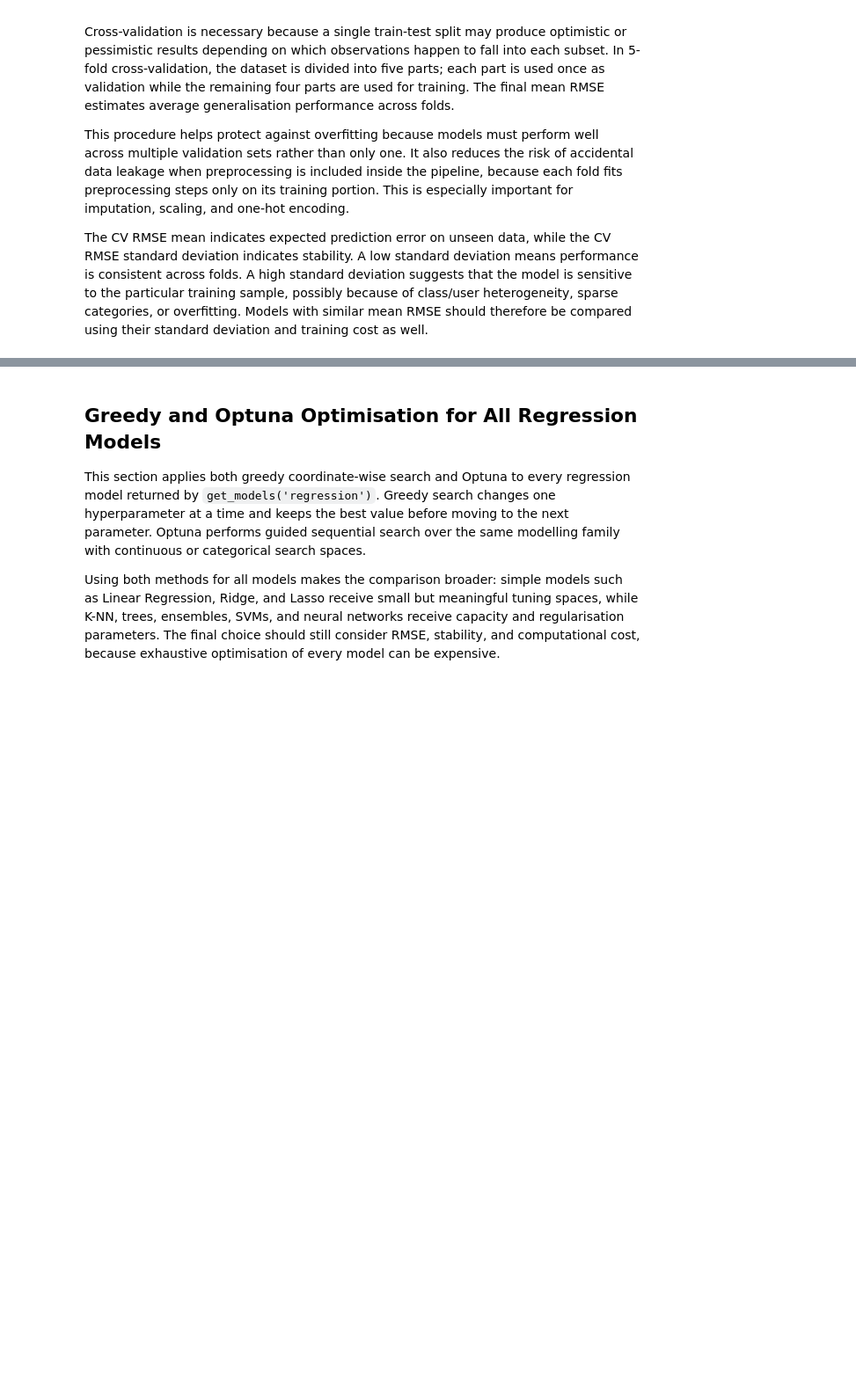
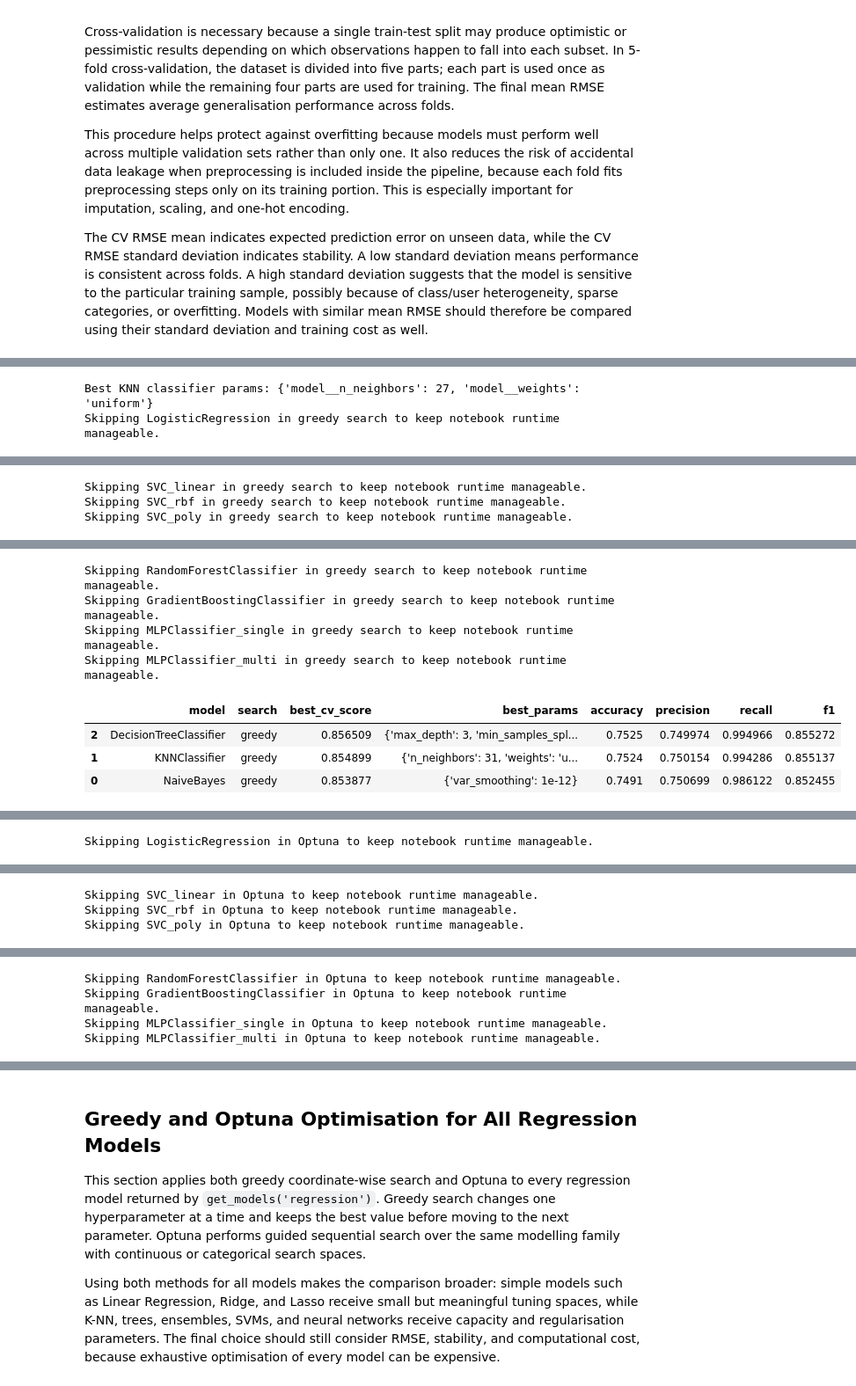
Before and after one commit to JoaoPacheco04/Project_Group_8, a Jupyter notebook: notebooks/05_cross_opt.ipynb, the cells around one changed output, grey strips where cells are left out. Shown at 88% size. Cells and saved outputs as stored; diff of their text form; code cells hidden in the pictures; blank space fills up the shorter version.

```diff
--- a/notebooks/05_cross_opt.ipynb
+++ b/notebooks/05_cross_opt.ipynb
@@ -42,13 +42,10 @@ from src.train import evaluate_model
 
 SKIP_OPTIMIZATION = ['SVC_linear', 'SVC_rbf', 'SVC_poly', 'MLPClassifier_single', 'MLPClassifier_multi']
 OPTIMIZATION_REGRESSION_MODELS = [
-    'LinearRegression', 'Ridge', 'Lasso', 'KNN',
-    'DecisionTree', 'RandomForest', 'GradientBoosting'
+    'Linear', 'Ridge', 'Lasso', 'KNN', 'DecisionTree'
 ]
 OPTIMIZATION_CLASSIFICATION_MODELS = [
-    'NaiveBayes', 'KNNClassifier',
-    'DecisionTreeClassifier', 'RandomForestClassifier',
-    'GradientBoostingClassifier'
+    'NaiveBayes', 'KNNClassifier', 'DecisionTreeClassifier'
 ]
 # %%
 def make_pipeline(df, target, model):
@@ -150,18 +158,28 @@ df_class['high_score'] = (df_class['score'] >= 7).astype(int)
 CLASS_TARGET = 'high_score'
 X_class = df_class.drop(columns=['score', CLASS_TARGET])
 y_class = df_class[CLASS_TARGET]
+
 Xc_train, Xc_test, yc_train, yc_test = train_test_split(
     X_class, y_class, test_size=0.2, random_state=RANDOM_STATE
 )
 
-class_pipe = make_pipeline(df_class.drop(columns=['score']), CLASS_TARGET, get_models('classification')['KNNClassifier'])
+class_pipe = make_pipeline(
+    df_class.drop(columns=['score']),
+    CLASS_TARGET,
+    get_models('classification')['KNNClassifier']
+)
+
 knn_classifier_grid = GridSearchCV(
     class_pipe,
-    {'model__n_neighbors': list(range(3, 32, 2)), 'model__weights': ['uniform', 'distance']},
+    {
+        'model__n_neighbors': list(range(3, 32, 2)),
+        'model__weights': ['uniform', 'distance'],
+    },
     cv=3,
     scoring='f1',
     n_jobs=1,
 )
+
 knn_classifier_grid.fit(Xc_train, yc_train)
 print('Best KNN classifier params:', knn_classifier_grid.best_params_)
 
@@ -169,14 +187,16 @@ print('Best KNN classifier params:', knn_classifier_grid.best_params_)
 greedy_classification_rows = []
 while mlflow.active_run():
     mlflow.end_run()
+
 with mlflow.start_run(nested=True, run_name='05_greedy_all_classification'):
     for name, model in get_models('classification').items():
         if name not in OPTIMIZATION_CLASSIFICATION_MODELS:
             print(f'Skipping {name} in greedy search to keep notebook runtime manageable.')
             continue
         if name in SKIP_OPTIMIZATION:
-            print(f'Skipping {name} in greedy search due to SVC computational cost.')
+            print(f'Skipping {name} in greedy search due to computational cost.')
             continue
+
         tuned_model, search_info = greedy_search(
             make_pipeline(df_class.drop(columns=['score']), CLASS_TARGET, model),
             X_class,
@@ -184,6 +204,7 @@ with mlflow.start_run(nested=True, run_name='05_greedy_all_classification'):
             cv=3,
             scoring='f1',
         )
+
         preds = tuned_model.predict(Xc_test)
         greedy_classification_rows.append({
             'model': name,
@@ -196,25 +217,29 @@ with mlflow.start_run(nested=True, run_name='05_greedy_all_classification'):
 df_greedy_classification = pd.DataFrame(greedy_classification_rows).sort_values('f1', ascending=False)
 display(df_greedy_classification)
 
+
 optuna_classification_rows = []
 while mlflow.active_run():
     mlflow.end_run()
+
 with mlflow.start_run(nested=True, run_name='05_optuna_all_classification'):
     for name, model in get_models('classification').items():
         if name not in OPTIMIZATION_CLASSIFICATION_MODELS:
             print(f'Skipping {name} in Optuna to keep notebook runtime manageable.')
             continue
         if name in SKIP_OPTIMIZATION:
-            print(f'Skipping {name} in Optuna due to SVC computational cost.')
+            print(f'Skipping {name} in Optuna due to computational cost.')
             continue
+
         tuned_model, search_info = optuna_study(
             make_pipeline(df_class.drop(columns=['score']), CLASS_TARGET, model),
             X_class,
             y_class,
-            n_trials=10,
+            n_trials=5,
             cv=3,
             scoring='f1',
         )
+
         preds = tuned_model.predict(Xc_test)
         optuna_classification_rows.append({
             'model': name,
@@ -226,3 +251,6 @@ with mlflow.start_run(nested=True, run_name='05_optuna_all_classification'):
 
 df_optuna_classification = pd.DataFrame(optuna_classification_rows).sort_values('f1', ascending=False)
 display(df_optuna_classification)
+# %% [output]
+Best KNN classifier params: {'model__n_neighbors': 27, 'model__weights': 'uniform'}
+Skipping LogisticRegression in greedy search to keep notebook runtime manageable.
@@ -228,0 +259,3 @@ display(df_optuna_classification)
+Skipping SVC_linear in greedy search to keep notebook runtime manageable.
+Skipping SVC_rbf in greedy search to keep notebook runtime manageable.
+Skipping SVC_poly in greedy search to keep notebook runtime manageable.
@@ -228,0 +266,8 @@ display(df_optuna_classification)
+Skipping RandomForestClassifier in greedy search to keep notebook runtime manageable.
+Skipping GradientBoostingClassifier in greedy search to keep notebook runtime manageable.
+Skipping MLPClassifier_single in greedy search to keep notebook runtime manageable.
+Skipping MLPClassifier_multi in greedy search to keep notebook runtime manageable.
+|  | model | search | best_cv_score | best_params | accuracy | precision | recall | f1 |
+| 2 | DecisionTreeClassifier | greedy | 0.856509 | {'max_depth': 3, 'min_samples_spl... | 0.7525 | 0.749974 | 0.994966 | 0.855272 |
+| 1 | KNNClassifier | greedy | 0.854899 | {'n_neighbors': 31, 'weights': 'u... | 0.7524 | 0.750154 | 0.994286 | 0.855137 |
+| 0 | NaiveBayes | greedy | 0.853877 | {'var_smoothing': 1e-12} | 0.7491 | 0.750699 | 0.986122 | 0.852455 |
@@ -228,0 +275 @@ display(df_optuna_classification)
+Skipping LogisticRegression in Optuna to keep notebook runtime manageable.
@@ -228,0 +284,3 @@ display(df_optuna_classification)
+Skipping SVC_linear in Optuna to keep notebook runtime manageable.
+Skipping SVC_rbf in Optuna to keep notebook runtime manageable.
+Skipping SVC_poly in Optuna to keep notebook runtime manageable.
@@ -228,0 +302,4 @@ display(df_optuna_classification)
+Skipping RandomForestClassifier in Optuna to keep notebook runtime manageable.
+Skipping GradientBoostingClassifier in Optuna to keep notebook runtime manageable.
+Skipping MLPClassifier_single in Optuna to keep notebook runtime manageable.
+Skipping MLPClassifier_multi in Optuna to keep notebook runtime manageable.
```
Also changed, not shown: parts of 6 cells of this notebook, 52 other files.
